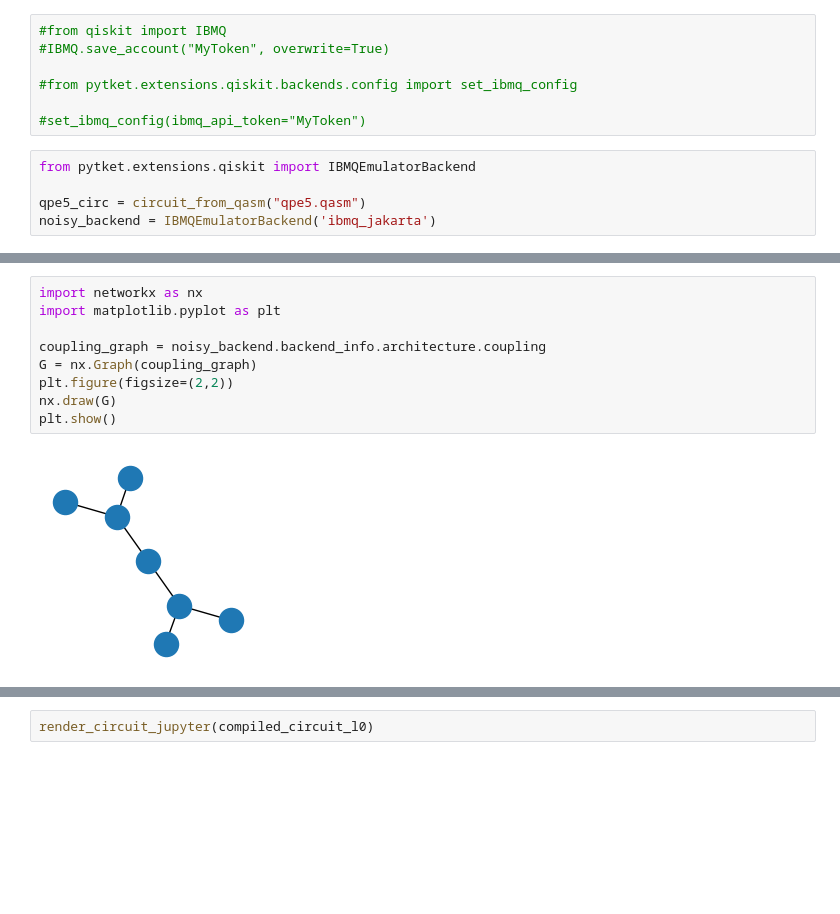
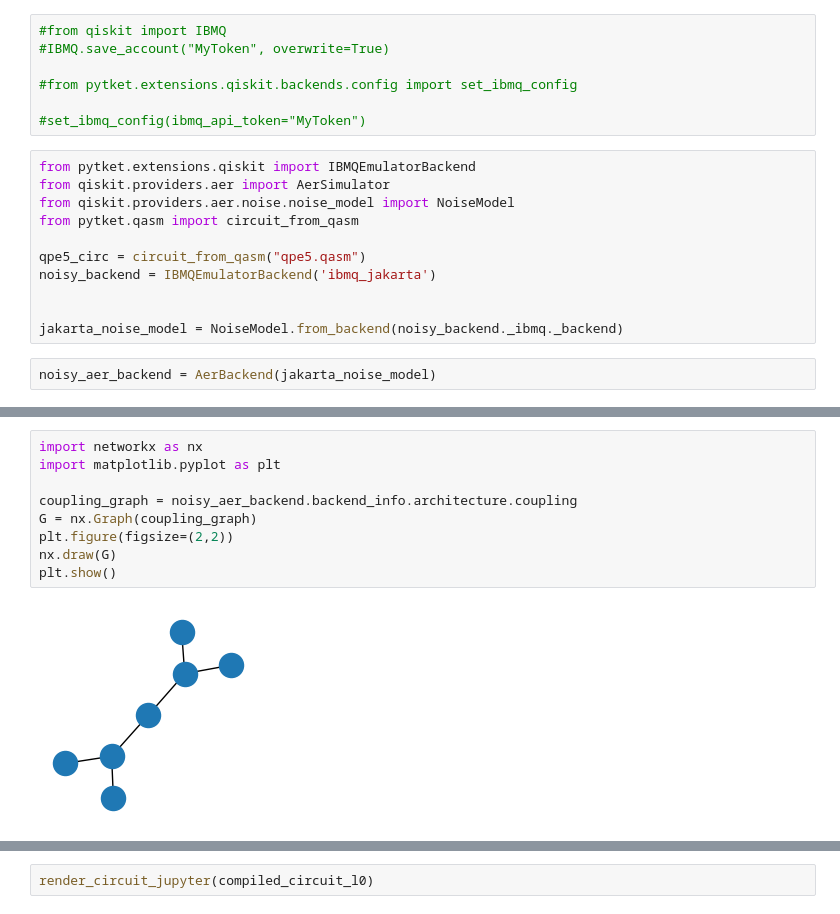
Before and after one commit to CalMacCQ/Materials_ICTP_Trieste, a Jupyter notebook: trieste/trieste_tket_intro.ipynb, the cells around one changed output, grey strips where cells are left out. Cells and saved outputs as stored; diff of their text form; blank space fills up the shorter version.

Commit message:
noise model

```diff
--- a/trieste/trieste_tket_intro.ipynb
+++ b/trieste/trieste_tket_intro.ipynb
@@ -271,9 +271,17 @@ Credential saving process below
 #set_ibmq_config(ibmq_api_token="MyToken")
 # %%
 from pytket.extensions.qiskit import IBMQEmulatorBackend
+from qiskit.providers.aer import AerSimulator
+from qiskit.providers.aer.noise.noise_model import NoiseModel
+from pytket.qasm import circuit_from_qasm
 
 qpe5_circ = circuit_from_qasm("qpe5.qasm")
 noisy_backend = IBMQEmulatorBackend('ibmq_jakarta')
+
+
+jakarta_noise_model = NoiseModel.from_backend(noisy_backend._ibmq._backend)
+# %%
+noisy_aer_backend = AerBackend(jakarta_noise_model)
 # %%
 from pytket.utils import Graph
 
@@ -283,12 +291,12 @@ Graph(qpe5_circ).get_qubit_graph()
 # %%
 import networkx as nx
 import matplotlib.pyplot as plt
 
-coupling_graph = noisy_backend.backend_info.architecture.coupling
+coupling_graph = noisy_aer_backend.backend_info.architecture.coupling
 G = nx.Graph(coupling_graph)
 plt.figure(figsize=(2,2))
 nx.draw(G)
 plt.show()
 # %% [output]
-[figure, old version]
+[figure, new version]
 # %%
```
Also changed, not shown: parts of 8 cells of this notebook.
